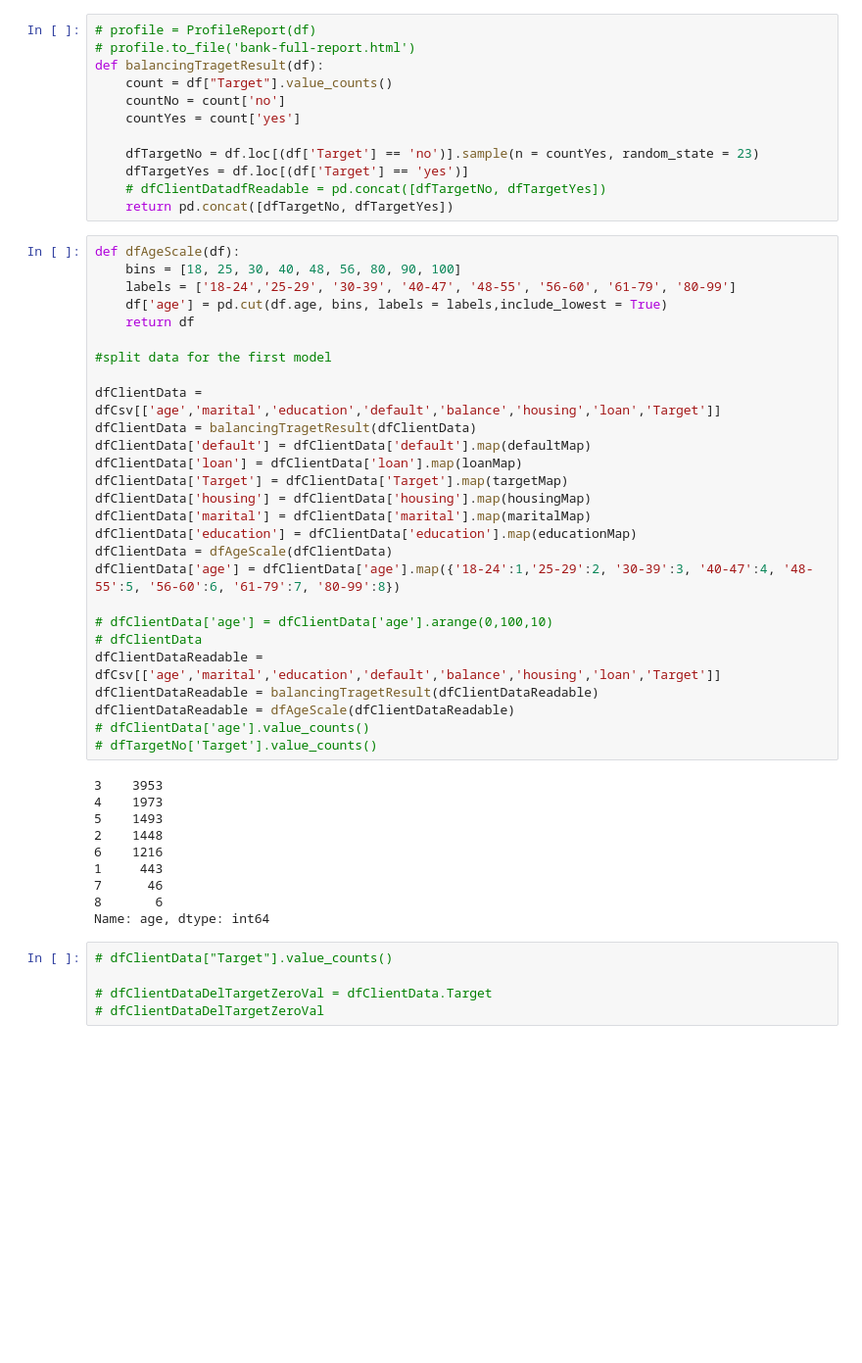
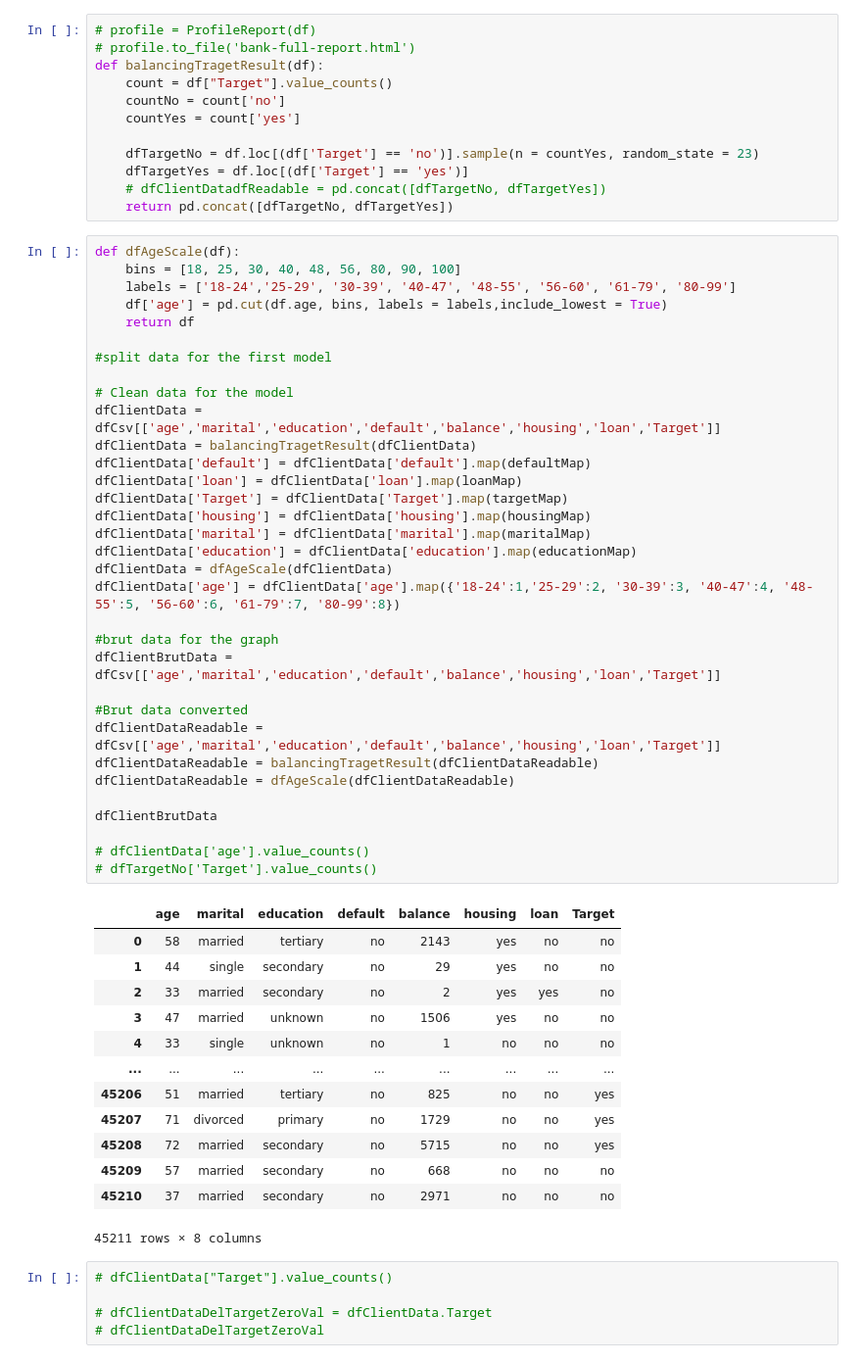
Before and after one commit to ldumay/esiee_2022_ia_tp_banque, a Jupyter notebook: notebook_Zchen.ipynb, the cells around one changed output. Shown at 98% size. Saved outputs shown, nothing was run; the diff lists cells and outputs as text; blank space fills up the shorter version.

```diff
--- a/notebook_Zchen.ipynb
+++ b/notebook_Zchen.ipynb
@@ -52,40 +52,50 @@ def balancingTragetResult(df):
 # %%
 def dfAgeScale(df):
     bins = [18, 25, 30, 40, 48, 56, 80, 90, 100]
     labels = ['18-24','25-29', '30-39', '40-47', '48-55', '56-60', '61-79', '80-99']
     df['age'] = pd.cut(df.age, bins, labels = labels,include_lowest = True)
     return df
 
 #split data for the first model
 
+# Clean data for the model
 dfClientData = dfCsv[['age','marital','education','default','balance','housing','loan','Target']]
 dfClientData = balancingTragetResult(dfClientData)
 dfClientData['default'] = dfClientData['default'].map(defaultMap)
 dfClientData['loan'] = dfClientData['loan'].map(loanMap)
 dfClientData['Target'] = dfClientData['Target'].map(targetMap)
 dfClientData['housing'] = dfClientData['housing'].map(housingMap)
 dfClientData['marital'] = dfClientData['marital'].map(maritalMap)
 dfClientData['education'] = dfClientData['education'].map(educationMap)
 dfClientData = dfAgeScale(dfClientData)
 dfClientData['age'] = dfClientData['age'].map({'18-24':1,'25-29':2, '30-39':3, '40-47':4, '48-55':5, '56-60':6, '61-79':7, '80-99':8})
 
-# dfClientData['age'] = dfClientData['age'].arange(0,100,10)
-# dfClientData
+#brut data for the graph
+dfClientBrutData = dfCsv[['age','marital','education','default','balance','housing','loan','Target']]
+
+#Brut data converted
 dfClientDataReadable = dfCsv[['age','marital','education','default','balance','housing','loan','Target']]
 dfClientDataReadable = balancingTragetResult(dfClientDataReadable)
 dfClientDataReadable = dfAgeScale(dfClientDataReadable)
+
+dfClientBrutData
+
 # dfClientData['age'].value_counts()
 # dfTargetNo['Target'].value_counts()
 # %% [output]
+|  | age | marital | education | default | balance | housing | loan | Target |
+| 0 | 58 | married | tertiary | no | 2143 | yes | no | no |
+| 1 | 44 | single | secondary | no | 29 | yes | no | no |
+| 2 | 33 | married | secondary | no | 2 | yes | yes | no |
+| 3 | 47 | married | unknown | no | 1506 | yes | no | no |
+| 4 | 33 | single | unknown | no | 1 | no | no | no |
+| ... | ... | ... | ... | ... | ... | ... | ... | ... |
+| 45206 | 51 | married | tertiary | no | 825 | no | no | yes |
+| 45207 | 71 | divorced | primary | no | 1729 | no | no | yes |
+| 45208 | 72 | married | secondary | no | 5715 | no | no | yes |
+| 45209 | 57 | married | secondary | no | 668 | no | no | no |
+| 45210 | 37 | married | secondary | no | 2971 | no | no | no |
-3    3953
-4    1973
-5    1493
-2    1448
-6    1216
-1     443
-7      46
-8       6
-Name: age, dtype: int64
+45211 rows × 8 columns
 # %%
 # dfClientData["Target"].value_counts()
 
```
Also changed, not shown: parts of 1 cell of this notebook.
